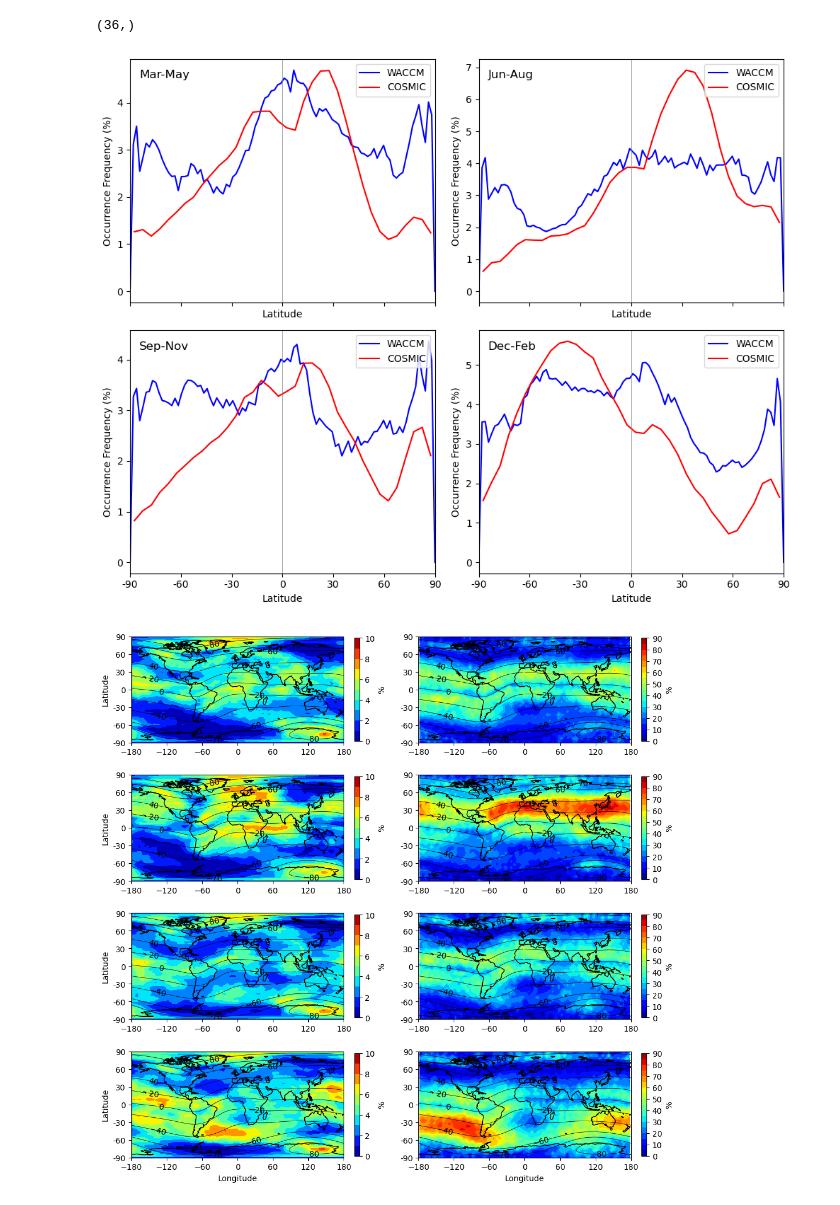
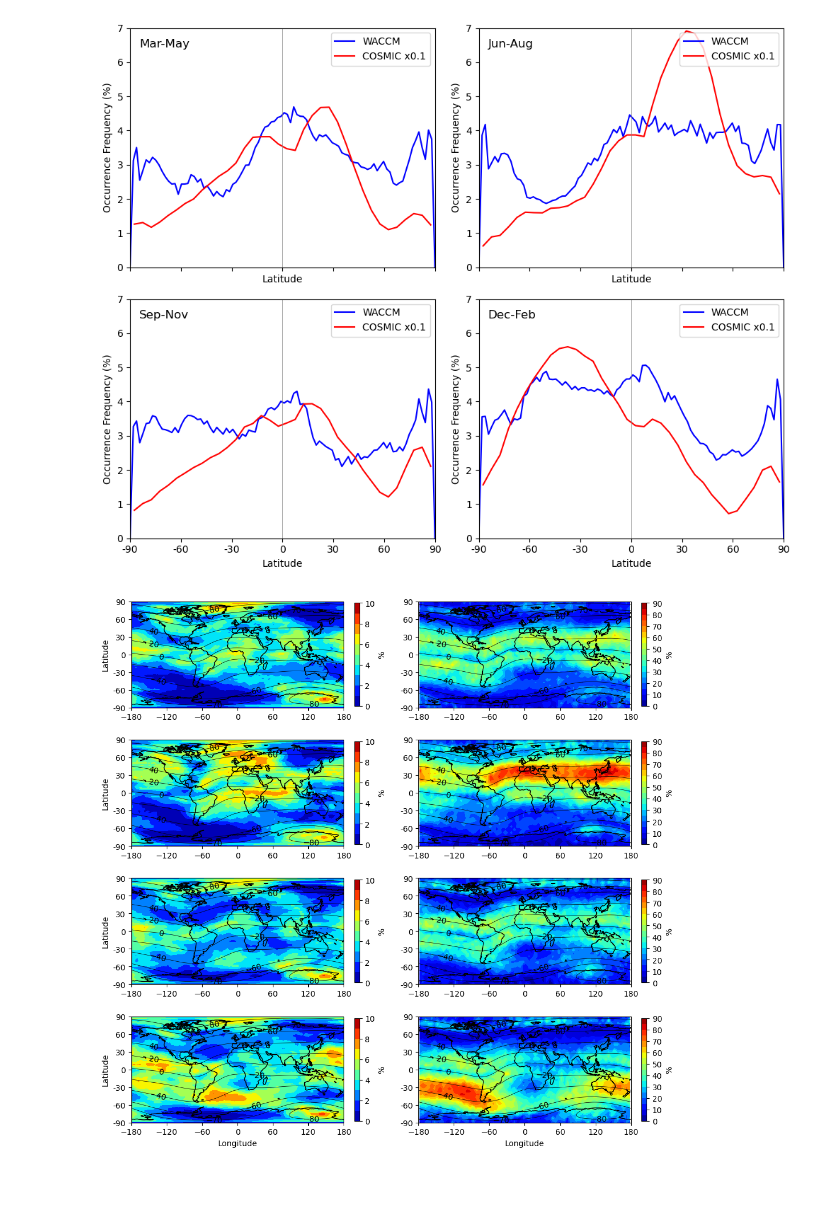
Before and after one commit to tashaay/SpE_Identification_Notebooks, a Jupyter notebook: COSMIC_WACCM_Plotting.ipynb, the cells around one changed output. Cells and saved outputs as stored; diff of their text form; code cells hidden in the pictures.

Commit message:
Updates 16-11-23 PM
- Fixed alt-LT plots for cosmic & WACCM together

```diff
--- a/COSMIC_WACCM_Plotting.ipynb
+++ b/COSMIC_WACCM_Plotting.ipynb
@@ -317,10 +271,6 @@ ALon = ds.variables['lon']
 ########################
 #####  P L O T S  ######
 ########################
-# %%
-spr_ocfr_LT_lat.shape
-# %% [output]
-(36,)
 # %%
 lat_values = np.arange(-90, 95, 5)
 lat_bin_edges = lat_values
@@ -338,42 +288,43 @@ axes[1, 0].plot(lat, aut_SpEs_Occ_Fr_b_ds_lat, color='blue', label='WACCM')
 axes[1, 1].plot(lat, win_SpEs_Occ_Fr_b_ds_lat, color='blue', label='WACCM')
 
 # Plot COSMIC data
-axes[0, 0].plot(lat_bin_midpoints, spr_ocfr_LT_lat / factor, color='red', label='COSMIC')
-axes[0, 1].plot(lat_bin_midpoints, sum_ocfr_LT_lat / factor, color='red', label='COSMIC')
-axes[1, 0].plot(lat_bin_midpoints, aut_ocfr_LT_lat / factor, color='red', label='COSMIC')
-axes[1, 1].plot(lat_bin_midpoints, win_ocfr_LT_lat / factor, color='red', label='COSMIC')
+axes[0, 0].plot(lat_bin_midpoints, spr_ocfr_LT_lat / factor, color='red', label='COSMIC x0.1')
+axes[0, 1].plot(lat_bin_midpoints, sum_ocfr_LT_lat / factor, color='red', label='COSMIC x0.1')
+axes[1, 0].plot(lat_bin_midpoints, aut_ocfr_LT_lat / factor, color='red', label='COSMIC x0.1')
+axes[1, 1].plot(lat_bin_midpoints, win_ocfr_LT_lat / factor, color='red', label='COSMIC x0.1')
 
 # Set common labels and legend
 for ax in axes.flatten():
     ax.axvline(x=0, color='gray', linestyle='-', linewidth=0.5)
     ax.set_xlim(-90, 90)
     ax.set_xlabel('Latitude')
     ax.set_ylabel('Occurrence Frequency (%)')
     ax.set_xticks(np.linspace(-90, 90, 7))
     ax.set_xticklabels((-90, -60, -30, 0, 30, 60, 90))
     ax.legend()
+    ax.set_ylim(0, 7)
 
 # Add text annotation to the top left
 for i, row in enumerate(axes):
     for j, ax in enumerate(row):
         label = ['Mar-May', 'Jun-Aug', 'Sep-Nov','Dec-Feb'][i * 2 + j]
         ax.text(0.03, 0.92, label, transform=ax.transAxes, fontsize=12)
 
 # Move the legend to the top right
 axes[0, 0].legend(loc='upper right')
 axes[0, 1].legend(loc='upper right')
 axes[1, 0].legend(loc='upper right')
 axes[1, 1].legend(loc='upper right')
 
 # Adjust layout
 plt.tight_layout()
 
 # Save and show the figure
 figname = f'{run_name}_Combined_Lat_s4max_{s4max_threshold}.png'
 plt.savefig('./Figures/Combined/' + str(figname), dpi=400, bbox_inches='tight')
 plt.show()
 # %% [output]
-[figure, old version]
+[figure, new version]
 # %%
 #Lat - Lon
 
```
Also changed, not shown: parts of 6 cells of this notebook, 3 other files.
